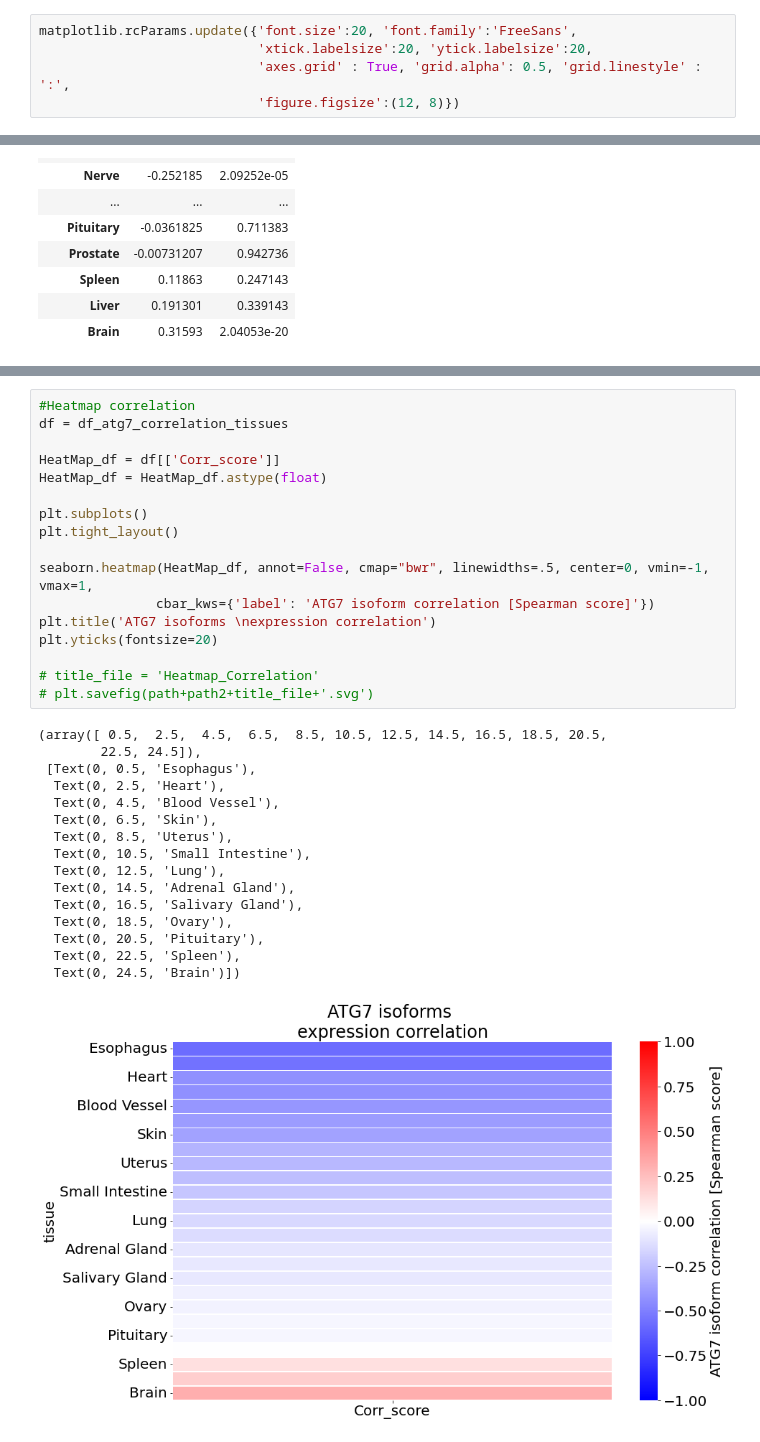
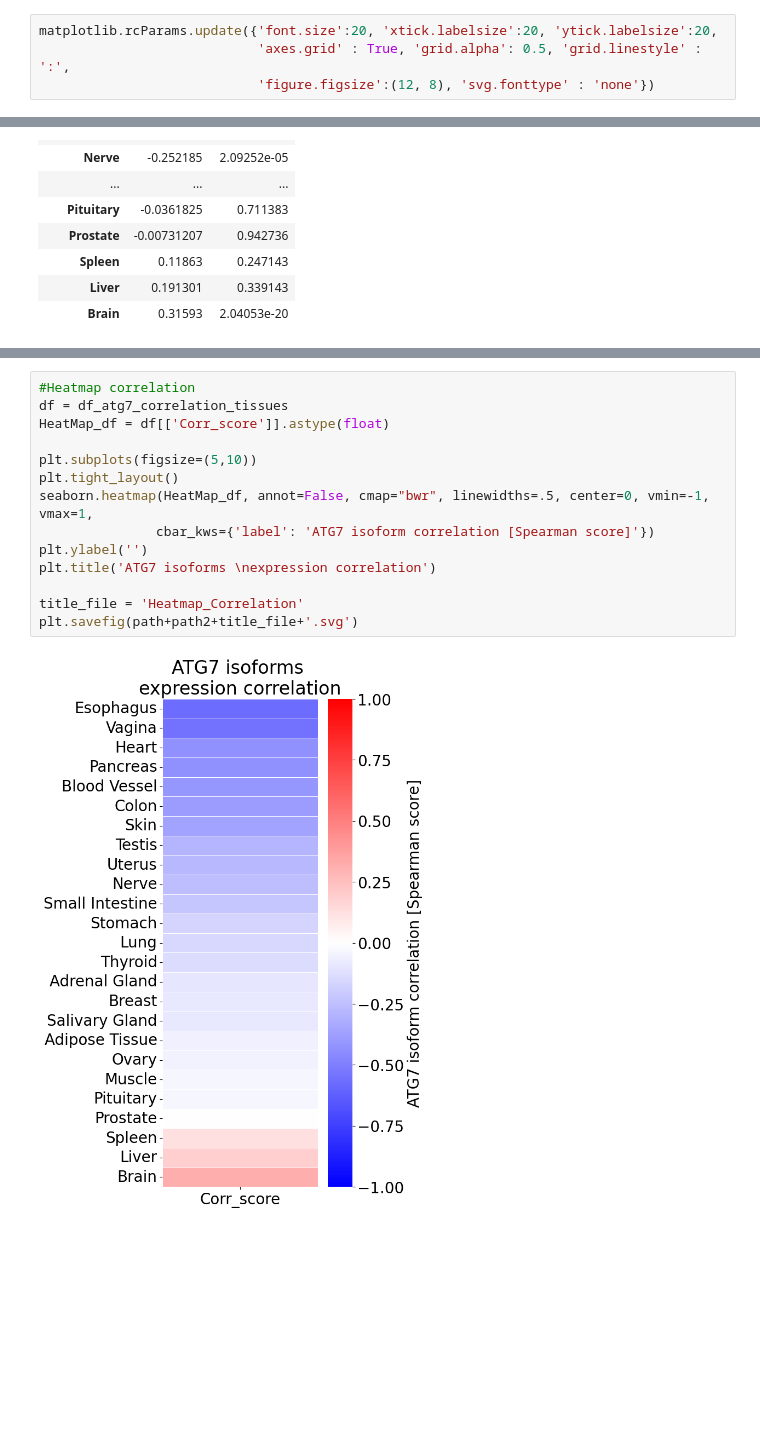
Before and after one commit to Keviosta/Article_short_isoform_ATG7_private, a Jupyter notebook: a_ATG7 characterisation/All_tissues_Tissues_differences_ATG7_isoform_characterisation-only_normal.ipynb, the cells around one changed output, grey strips where cells are left out. Saved outputs shown, nothing was run; the diff lists cells and outputs as text; blank space fills up the shorter version.

```diff
--- a/a_ATG7 characterisation/All_tissues_Tissues_differences_ATG7_isoform_characterisation-only_normal.ipynb
+++ b/a_ATG7 characterisation/All_tissues_Tissues_differences_ATG7_isoform_characterisation-only_normal.ipynb
@@ -9,8 +7,7 @@ from statsmodels.sandbox.stats.multicomp import multipletests
 # %%
-matplotlib.rcParams.update({'font.size':20, 'font.family':'FreeSans',
-                            'xtick.labelsize':20, 'ytick.labelsize':20,
+matplotlib.rcParams.update({'font.size':20, 'xtick.labelsize':20, 'ytick.labelsize':20,
                             'axes.grid' : True, 'grid.alpha': 0.5, 'grid.linestyle' : ':',
-                            'figure.figsize':(12, 8)})
+                            'figure.figsize':(12, 8), 'svg.fonttype' : 'none'})
 # %%
 input_file_directory = '/Users/kja11/OneDrive - Háskóli Íslands/PhD ATG7//0 in_silico/Python/1)data_input/'
 output_file_directory = '/Users/kja11/OneDrive - Háskóli Íslands/PhD ATG7/0 in_silico/Python/3)output/'
@@ -261,34 +263,16 @@ df_atg7_correlation_tissues
 # %%
 #Heatmap correlation
 df = df_atg7_correlation_tissues
+HeatMap_df = df[['Corr_score']].astype(float)
 
-HeatMap_df = df[['Corr_score']]
-HeatMap_df = HeatMap_df.astype(float)
-
-plt.subplots()
+plt.subplots(figsize=(5,10))
 plt.tight_layout()
-
 seaborn.heatmap(HeatMap_df, annot=False, cmap="bwr", linewidths=.5, center=0, vmin=-1, vmax=1,
                cbar_kws={'label': 'ATG7 isoform correlation [Spearman score]'})
+plt.ylabel('')
 plt.title('ATG7 isoforms \nexpression correlation')
-plt.yticks(fontsize=20)
 
-# title_file = 'Heatmap_Correlation'
-# plt.savefig(path+path2+title_file+'.svg')
+title_file = 'Heatmap_Correlation'
+plt.savefig(path+path2+title_file+'.svg')
 # %% [output]
-(array([ 0.5,  2.5,  4.5,  6.5,  8.5, 10.5, 12.5, 14.5, 16.5, 18.5, 20.5,
-        22.5, 24.5]),
- [Text(0, 0.5, 'Esophagus'),
-  Text(0, 2.5, 'Heart'),
-  Text(0, 4.5, 'Blood Vessel'),
-  Text(0, 6.5, 'Skin'),
-  Text(0, 8.5, 'Uterus'),
-  Text(0, 10.5, 'Small Intestine'),
-  Text(0, 12.5, 'Lung'),
-  Text(0, 14.5, 'Adrenal Gland'),
-  Text(0, 16.5, 'Salivary Gland'),
-  Text(0, 18.5, 'Ovary'),
-  Text(0, 20.5, 'Pituitary'),
-  Text(0, 22.5, 'Spleen'),
-  Text(0, 24.5, 'Brain')])
-[figure, old version]
+[figure, new version]
```
Also changed, not shown: parts of 7 cells of this notebook, 2 other files.
